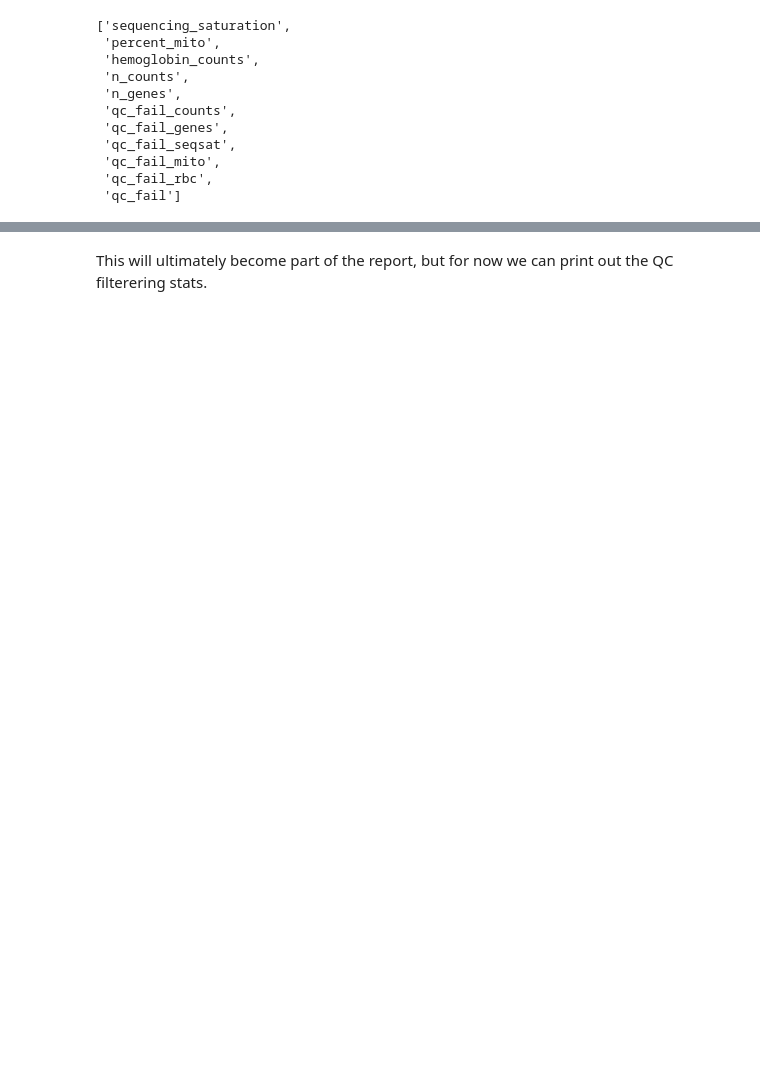
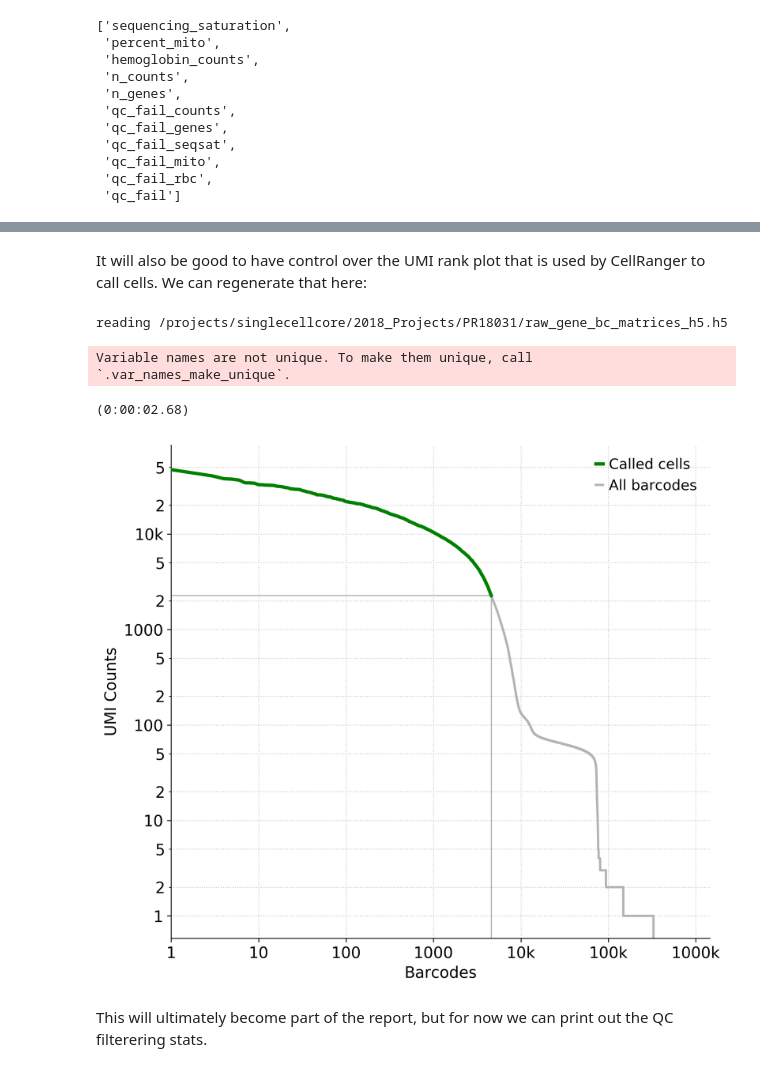
Before and after one commit to TheJacksonLaboratory/scanpy_recipes, a Jupyter notebook: examples/Analysis-Template.ipynb, the cells around one changed output, grey strips where cells are left out. Drawn from its saved outputs; the diff is of its cells as text; code cells hidden in the pictures; blank space fills up the shorter version.

```diff
--- a/examples/Analysis-Template.ipynb
+++ b/examples/Analysis-Template.ipynb
@@ -271,3 +275,12 @@ qc_fig2 = sc.pl.genes_umis_scatter(trial, return_fig=True)
+# %% [markdown]
+It will also be good to have control over the UMI rank plot that is used by CellRanger to call cells.  We can regenerate that here:
+# %%
+qc_fig3 = sc.pl.umi_rank_plot(adata_raw, return_fig=True)
+# %% [output]
+reading /projects/singlecellcore/2018_Projects/PR18031/raw_gene_bc_matrices_h5.h5
+Variable names are not unique. To make them unique, call `.var_names_make_unique`.
+(0:00:02.68)
+[figure, added]
 # %% [markdown]
 This will ultimately become part of the report, but for now we can print out the QC filterering stats.
 # %%
```
Also changed, not shown: parts of 33 cells of this notebook, 1 other file.
